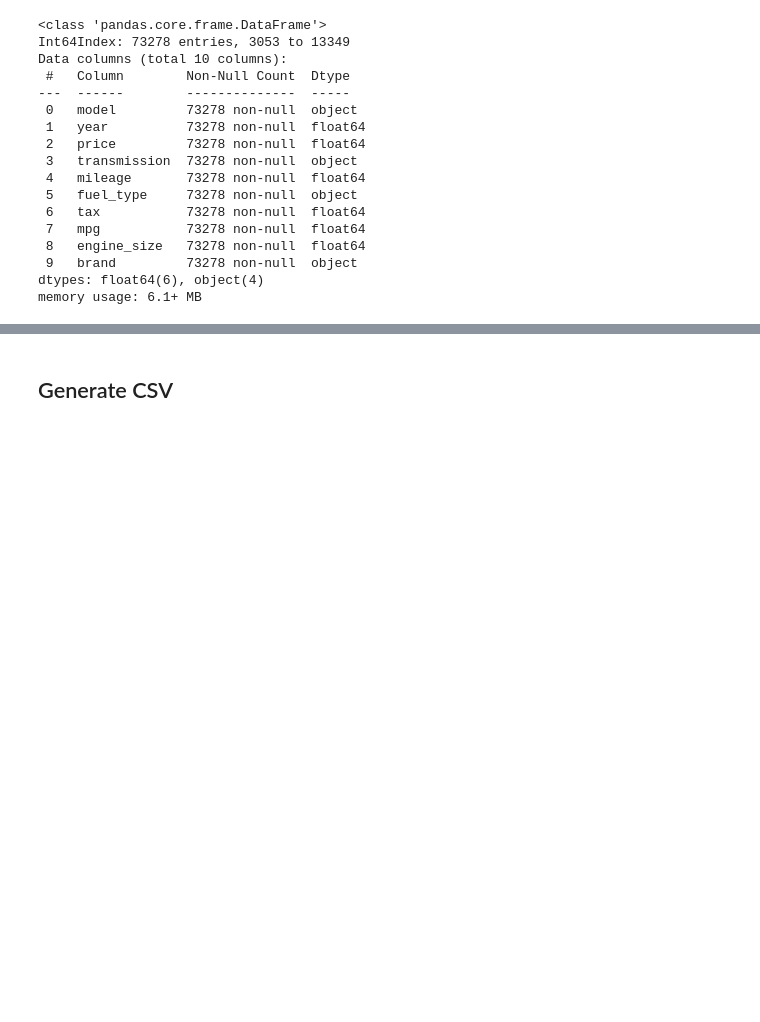
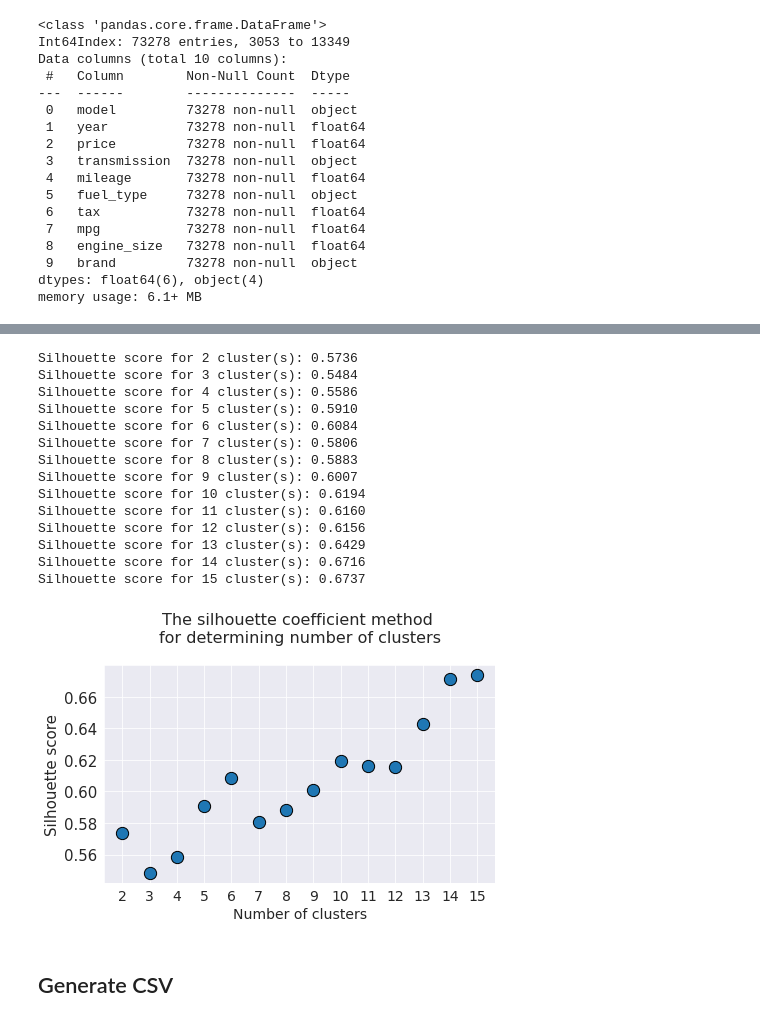
Before and after one commit to bortch/secondhandcar, a Jupyter notebook: light_preprocessing_all_data_train_set.ipynb, the cells around one changed output, grey strips where cells are left out. Cells and saved outputs as stored; diff of their text form; code cells hidden in the pictures; blank space fills up the shorter version.

```diff
--- a/light_preprocessing_all_data_train_set.ipynb
+++ b/light_preprocessing_all_data_train_set.ipynb
@@ -257,3 +293,21 @@ No handles with labels found to put in legend.
+# %%
+bsp.get_silhouette(df['mpg'].values.reshape(-1, 1),max_cluster=15, min_cluster = 2,show=True)
+# %% [output]
+Silhouette score for 2 cluster(s): 0.5736
+Silhouette score for 3 cluster(s): 0.5484
+Silhouette score for 4 cluster(s): 0.5586
+Silhouette score for 5 cluster(s): 0.5910
+Silhouette score for 6 cluster(s): 0.6084
+Silhouette score for 7 cluster(s): 0.5806
+Silhouette score for 8 cluster(s): 0.5883
+Silhouette score for 9 cluster(s): 0.6007
+Silhouette score for 10 cluster(s): 0.6194
+Silhouette score for 11 cluster(s): 0.6160
+Silhouette score for 12 cluster(s): 0.6156
+Silhouette score for 13 cluster(s): 0.6429
+Silhouette score for 14 cluster(s): 0.6716
+Silhouette score for 15 cluster(s): 0.6737
+[figure, added]
 # %% [markdown]
 ## Generate CSV
 # %%
```
Also changed, not shown: parts of 11 cells of this notebook, 1 other file.
